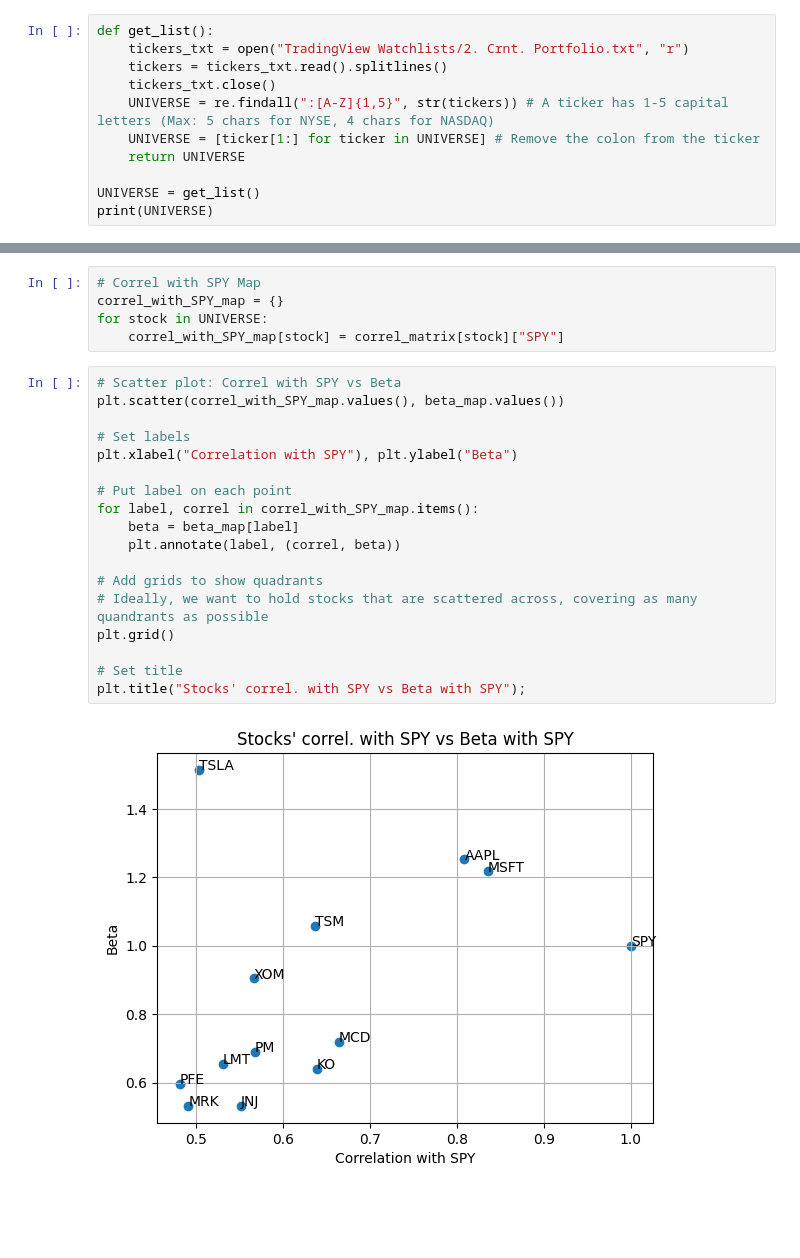
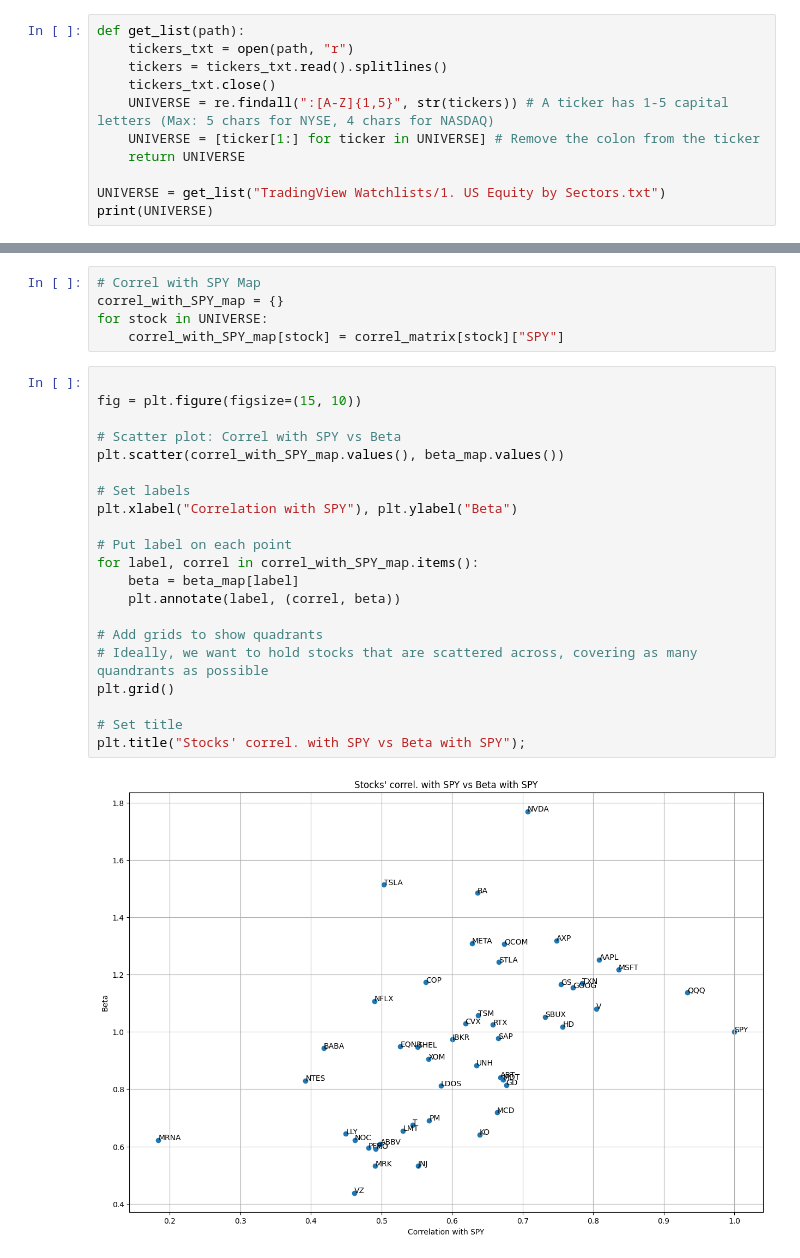
Before and after one commit to kevinhhl/portfolio-management-tools, a Jupyter notebook: Correlation_Matrix.ipynb, the cells around one changed output, grey strips where cells are left out. Drawn from its saved outputs; the diff is of its cells as text; blank space fills up the shorter version.

Commit message:
Feat: Better Viz for the overall market based on exported TV Watchlist

```diff
--- a/Correlation_Matrix.ipynb
+++ b/Correlation_Matrix.ipynb
@@ -10,14 +10,14 @@ import re
 TIMEFRAME = "1d"
 LOOKBACK_PERIOD = "5y"
 # %%
-def get_list():
-    tickers_txt = open("TradingView Watchlists/2. Crnt. Portfolio.txt", "r")
+def get_list(path):
+    tickers_txt = open(path, "r")
     tickers = tickers_txt.read().splitlines()
     tickers_txt.close()
     UNIVERSE = re.findall(":[A-Z]{1,5}", str(tickers)) # A ticker has 1-5 capital letters (Max: 5 chars for NYSE, 4 chars for NASDAQ)
     UNIVERSE = [ticker[1:] for ticker in UNIVERSE] # Remove the colon from the ticker
     return UNIVERSE
 
-UNIVERSE = get_list()
+UNIVERSE = get_list("TradingView Watchlists/1. US Equity by Sectors.txt")
 print(UNIVERSE)
 # %% [output]
@@ -96,22 +99,25 @@ correl_with_SPY_map = {}
 for stock in UNIVERSE:
     correl_with_SPY_map[stock] = correl_matrix[stock]["SPY"]
 # %%
+
+fig = plt.figure(figsize=(15, 10))
+
 # Scatter plot: Correl with SPY vs Beta
 plt.scatter(correl_with_SPY_map.values(), beta_map.values())
 
 # Set labels
 plt.xlabel("Correlation with SPY"), plt.ylabel("Beta")
 
 # Put label on each point
 for label, correl in correl_with_SPY_map.items():
     beta = beta_map[label]
     plt.annotate(label, (correl, beta))
 
 # Add grids to show quadrants
 # Ideally, we want to hold stocks that are scattered across, covering as many quandrants as possible
 plt.grid()
 
 # Set title
 plt.title("Stocks' correl. with SPY vs Beta with SPY");
 # %% [output]
-[figure, old version]
+[figure, new version]
```
Also changed, not shown: parts of 2 cells of this notebook, 2 other files.
